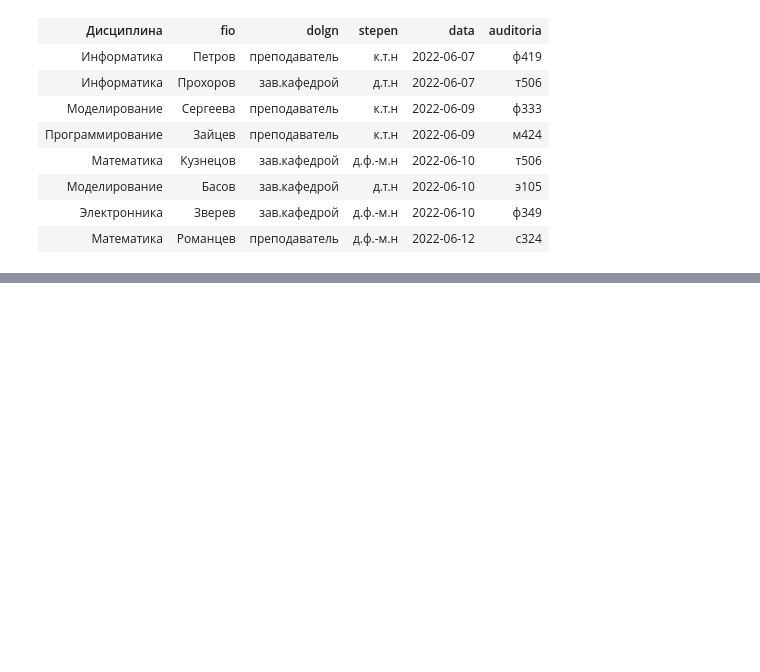
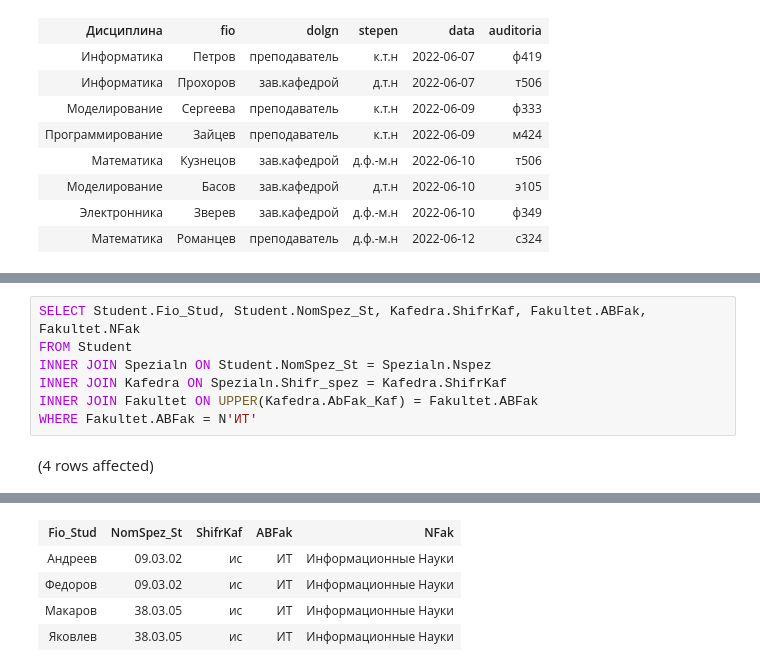
Before and after one commit to petrik33/BSU-Data-Engineering, a Jupyter notebook: 8. Table Joins/notebook.ipynb, the cells around one changed output, grey strips where cells are left out. Saved outputs shown, nothing was run; the diff lists cells and outputs as text; blank space fills up the shorter version.

```diff
--- a/8. Table Joins/notebook.ipynb
+++ b/8. Table Joins/notebook.ipynb
@@ -383,0 +517,9 @@ Total execution time: 00:00:00.006
+# %%
+SELECT Student.Fio_Stud, Student.NomSpez_St, Kafedra.ShifrKaf, Fakultet.ABFak, Fakultet.NFak
+FROM Student
+INNER JOIN Spezialn ON Student.NomSpez_St = Spezialn.Nspez
+INNER JOIN Kafedra ON Spezialn.Shifr_spez = Kafedra.ShifrKaf
+INNER JOIN Fakultet ON UPPER(Kafedra.AbFak_Kaf) = Fakultet.ABFak
+WHERE Fakultet.ABFak = N'ИТ'
+# %% [output]
+(4 rows affected)
@@ -383,0 +527,5 @@ Total execution time: 00:00:00.006
+| Fio_Stud | NomSpez_St | ShifrKaf | ABFak | NFak |
+| Андреев | 09.03.02 | ис | ИТ | Информационные Науки |
+| Федоров | 09.03.02 | ис | ИТ | Информационные Науки |
+| Макаров | 38.03.05 | ис | ИТ | Информационные Науки |
+| Яковлев | 38.03.05 | ис | ИТ | Информационные Науки |
```
Also changed, not shown: parts of 38 cells of this notebook.
